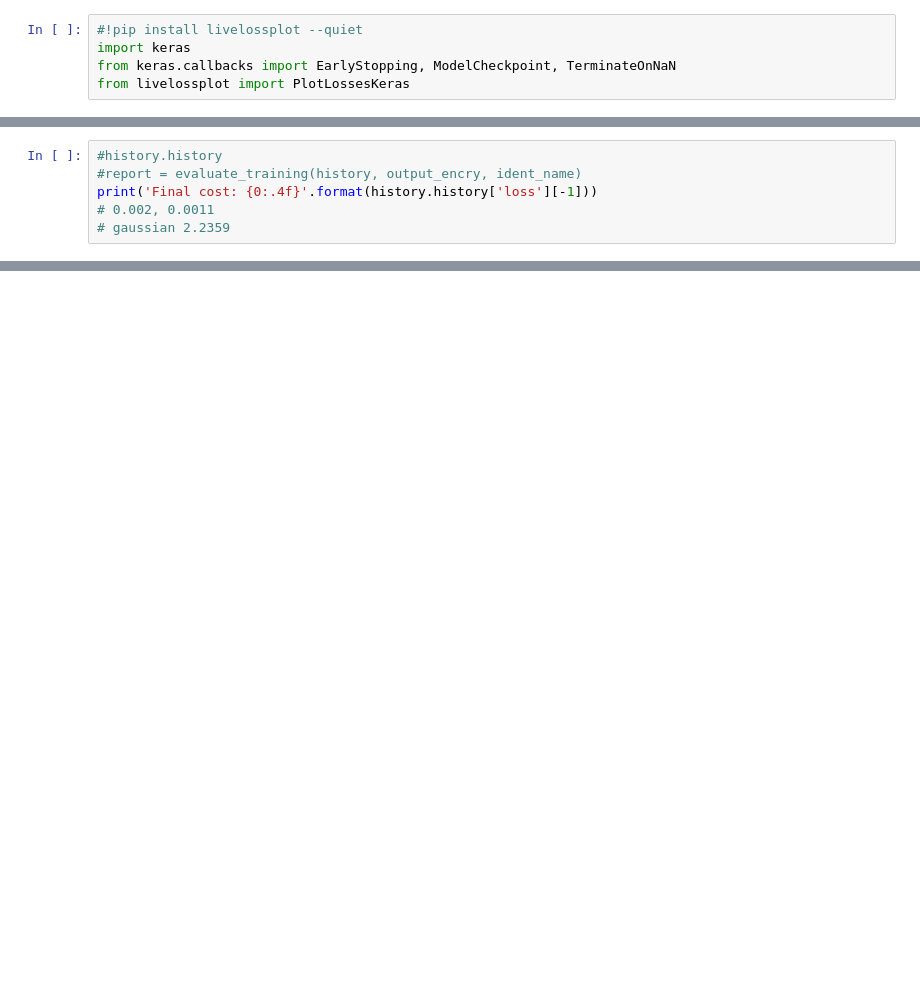
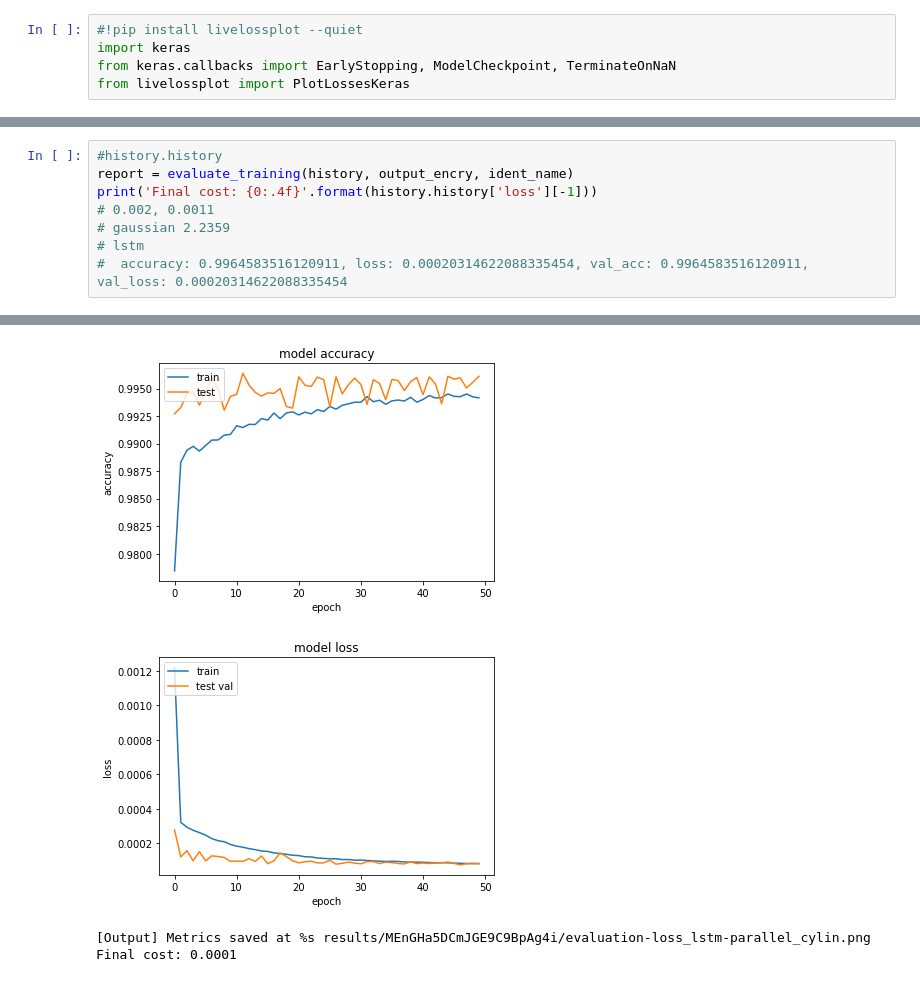
Before and after one commit to stonescenter/track-ml, a Jupyter notebook: main_train.ipynb, the cells around one changed output, grey strips where cells are left out. Drawn from its saved outputs; the diff is of its cells as text; blank space fills up the shorter version.

```diff
--- a/main_train.ipynb
+++ b/main_train.ipynb
@@ -273,7 +256,9 @@ Time taken: 0:19:32.216803
 # %%
 #history.history
-#report = evaluate_training(history, output_encry, ident_name)
+report = evaluate_training(history, output_encry, ident_name)
 print('Final cost: {0:.4f}'.format(history.history['loss'][-1]))
 # 0.002, 0.0011
 # gaussian 2.2359
+# lstm
+#  accuracy: 0.9964583516120911, loss: 0.00020314622088335454, val_acc: 0.9964583516120911, val_loss: 0.00020314622088335454
 # %% [output]
@@ -281,3 +266,7 @@ Final cost: 2.2360
+[figure, added]
+[figure, added]
+[Output] Metrics saved at %s results/MEnGHa5DCmJGE9C9BpAg4i/evaluation-loss_lstm-parallel_cylin.png
+Final cost: 0.0001
 # %%
 
 # save results in a file
```
Also changed, not shown: parts of 11 cells of this notebook, 2 other files.
